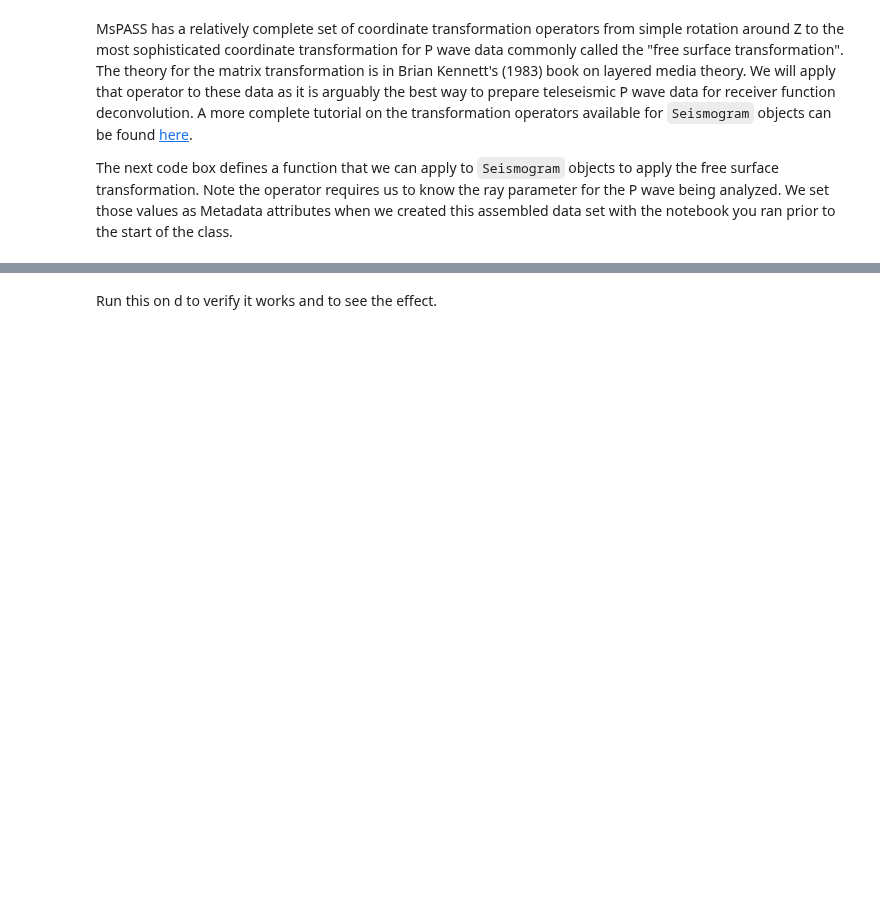
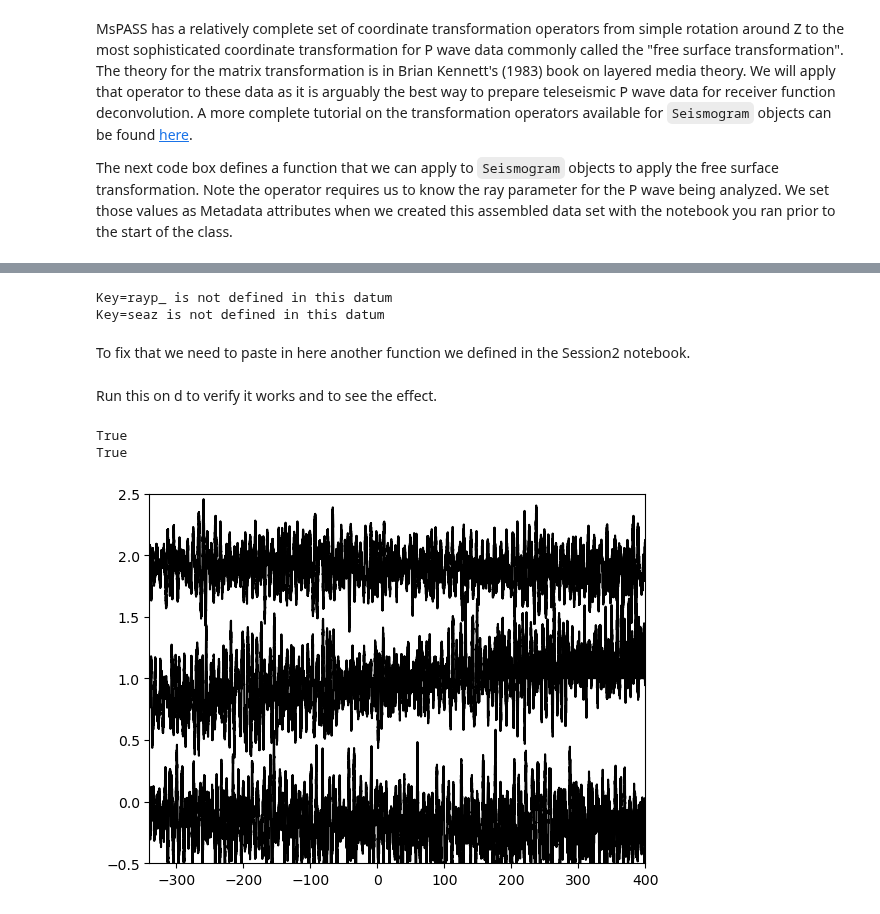
Before and after one commit to mspass-team/mspass_tutorial, a Jupyter notebook: Earthscope2026/SeismogramAside.ipynb, the cells around one changed output, grey strips where cells are left out. Drawn from its saved outputs; the diff is of its cells as text; code cells hidden in the pictures; blank space fills up the shorter version.

```diff
--- a/Earthscope2026/SeismogramAside.ipynb
+++ b/Earthscope2026/SeismogramAside.ipynb
@@ -134,0 +149,11 @@ def apply_FST(d,rayp_key="rayp_P",seaz_key='seaz',vp0=6.0,vs0=3.5):
+# %%
+for k in ["rayp_","seaz"]:
+    if k in d:
+        print("datum has key=",k)
+    else:
+        print(f"Key={k} is not defined in this datum")
+# %% [output]
+Key=rayp_ is not defined in this datum
+Key=seaz is not defined in this datum
+# %% [markdown]
+To fix that we need to paste in here another function we defined in the Session2 notebook.
@@ -135,6 +280,27 @@ def apply_FST(d,rayp_key="rayp_P",seaz_key='seaz',vp0=6.0,vs0=3.5):
 # %% [markdown]
 Run this on d to verify it works and to see the effect.
+# %%
+from mspasspy.db.normalize import ObjectIdMatcher,normalize
+site_matcher = ObjectIdMatcher(db,
+    collection="site",
+    attributes_to_load=["_id","lat","lon","elev"],
+                              )
+source_matcher = ObjectIdMatcher(db,
+    collection="source",
+    attributes_to_load=["lat","lon","depth","time","_id","magnitude"],
+  )
+d = normalize(d,site_matcher)
+print(d.live)
+d = normalize(d,source_matcher)
+print(d.live)
+# %% [output]
+True
+True
 # %%
+d = set_PStime(d)
 d2=apply_FST(d)
 plotter.plot(d2)
+plt.show()
 # plot is from bottom up SH, SV, P
+# %% [output]
+[figure, added]
```
Also changed, not shown: parts of 14 cells of this notebook, 8 other files.
